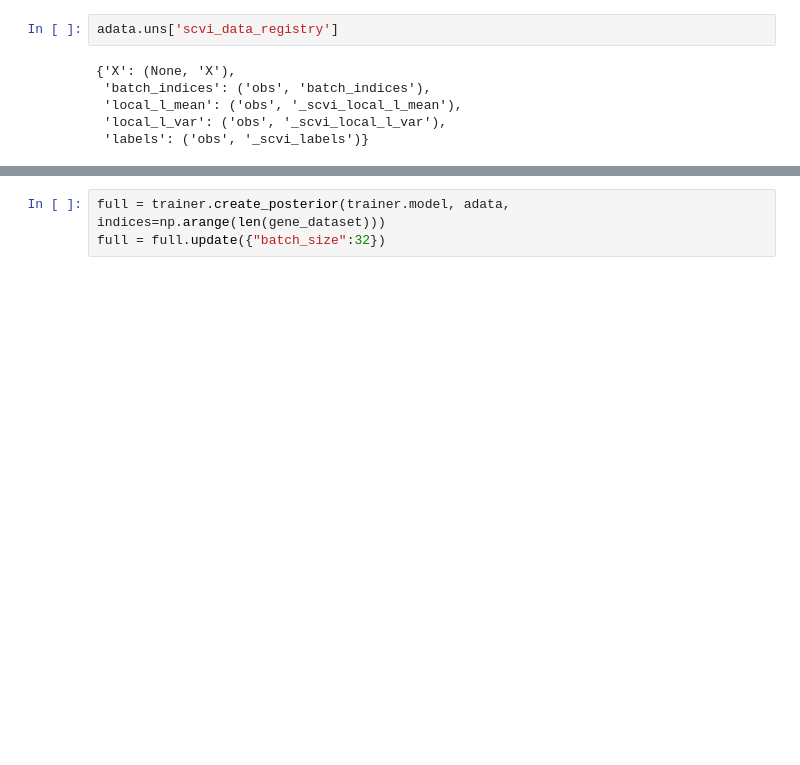
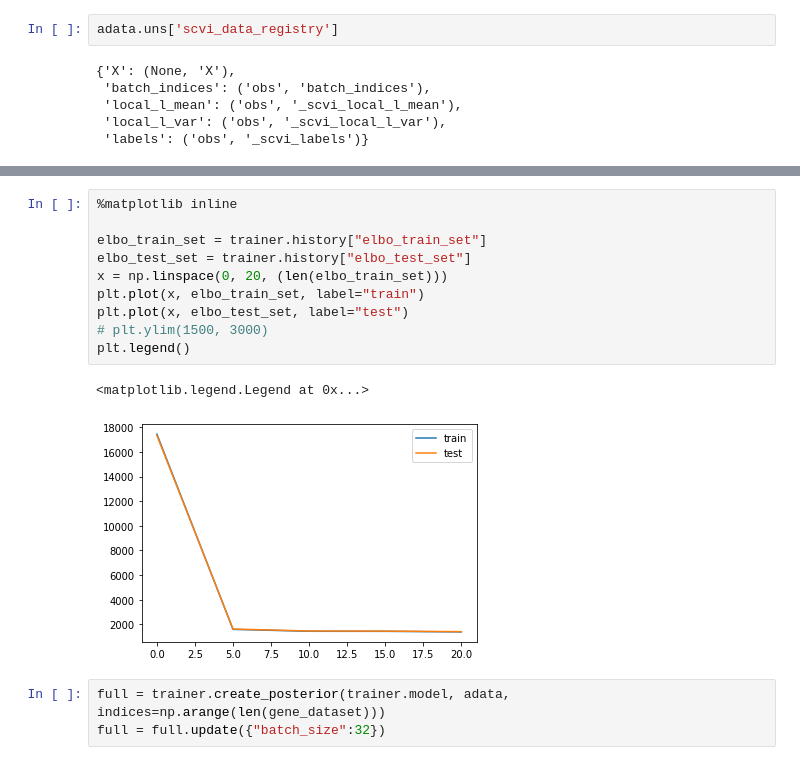
Before and after one commit to yynst2/scVI, a Jupyter notebook: galen/anndata_scvi.ipynb, the cells around one changed output, grey strips where cells are left out. Drawn from its saved outputs; the diff is of its cells as text; blank space fills up the shorter version.

```diff
--- a/galen/anndata_scvi.ipynb
+++ b/galen/anndata_scvi.ipynb
@@ -85,3 +94,16 @@ trainer.train(n_epochs = n_epochs)
+# %%
+%matplotlib inline
+
+elbo_train_set = trainer.history["elbo_train_set"]
+elbo_test_set = trainer.history["elbo_test_set"]
+x = np.linspace(0, 20, (len(elbo_train_set)))
+plt.plot(x, elbo_train_set, label="train")
+plt.plot(x, elbo_test_set, label="test")
+# plt.ylim(1500, 3000)
+plt.legend()
+# %% [output]
+<matplotlib.legend.Legend at 0x...>
+[figure, added]
 # %%
 full = trainer.create_posterior(trainer.model, adata, indices=np.arange(len(gene_dataset)))
 full = full.update({"batch_size":32})
```
Also changed, not shown: parts of 19 cells of this notebook, 11 other files.
